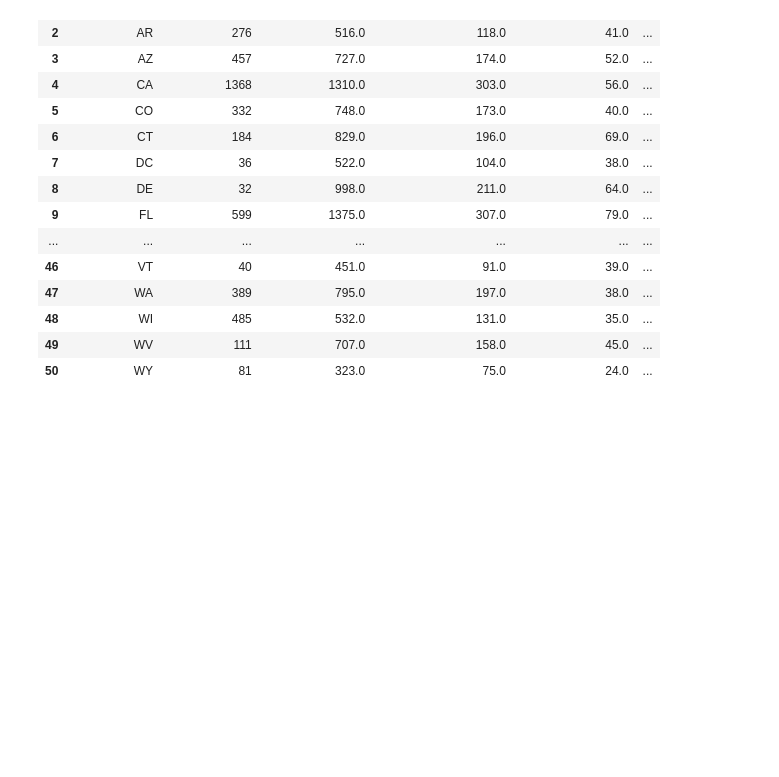
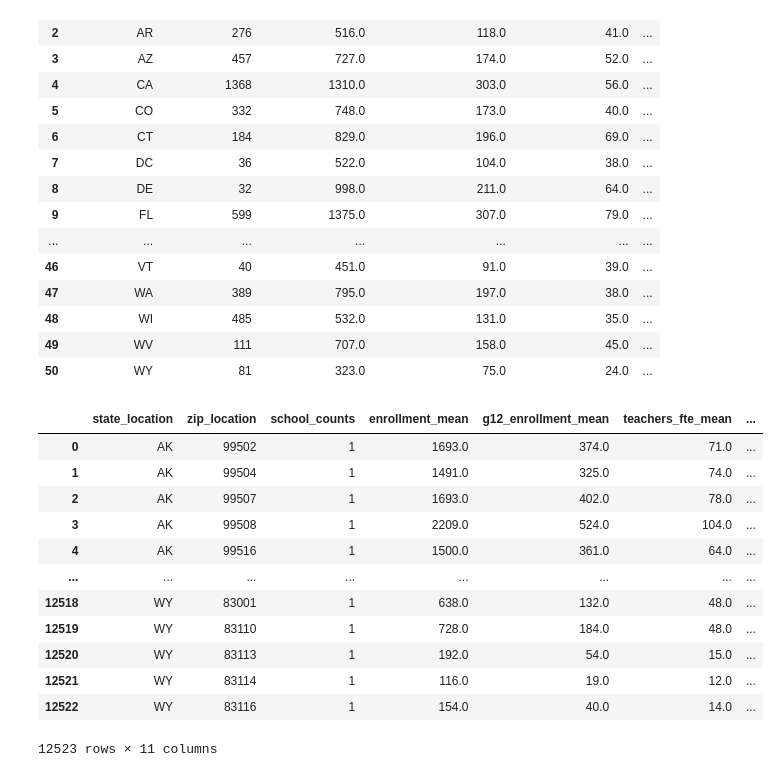
Before and after one commit to SherlockSoe/MADS-Milestone-1, a Jupyter notebook: clean_education_data.ipynb, the cells around one changed output. Saved outputs shown, nothing was run; the diff lists cells and outputs as text; code cells hidden in the pictures; blank space fills up the shorter version.

```diff
--- a/clean_education_data.ipynb
+++ b/clean_education_data.ipynb
@@ -30,8 +30,8 @@ def clean_school_dir(df):
              'free_lunch', 'reduced_price_lunch', 'free_or_reduced_price_lunch'], axis = 1, inplace = True)
     # Uniforming the ncessch column to 12-digit string as the key for merging the dataframes
     df.ncessch = df.ncessch.astype(str).str.zfill(12)
-    # Handling with the duplicated data
-    df.drop_duplicates(subset=['ncessch'], keep = 'first', inplace = True)
+    df.zip_location = df.zip_location.astype(str)
+    df.county_code = df.county_code.astype(str).str.zfill(5)
     # Filling missing data in state_location and zip_location by using state_mailing column
     df.state_location.replace(to_replace = '-1', value = np.nan, inplace =True)
     df.state_location.fillna(df.state_mailing, inplace = True)
@@ -289,3 +293,40 @@ state_data_2017
 | 48 | WI | 485 | 532.0 | 131.0 | 35.0 | ... |
 | 49 | WV | 111 | 707.0 | 158.0 | 45.0 | ... |
 | 50 | WY | 81 | 323.0 | 75.0 | 24.0 | ... |
+# %%
+def create_zip_data(df, filename):
+# groupby state and calculate aggregated values
+    df = df.groupby(['state_location', 'zip_location'])
+    school_stats = df.size().to_frame(name = 'school_counts')
+    school_stats = (school_stats
+    .join(df.agg({'enrollment':'mean'}).round(0).rename(columns = {'enrollment':'enrollment_mean'}))
+    .join(df.agg({'g12_enrollment':'mean'}).round(0).rename(columns = {'g12_enrollment':'g12_enrollment_mean'}))
+    .join(df.agg({'teachers_fte':'mean'}).round(0).rename(columns = {'teachers_fte':'teachers_fte_mean'}))
+    .join(df.agg({'g12_students_retained':'mean'}).round(0).rename(columns = {'g12_students_retained':'g12_students_retained_mean'}))
+    .join(df.agg({'students_SAT_ACT':'mean'}).round(0).rename(columns = {'students_SAT_ACT':'students_SAT_ACT_mean'}))
+    .join(df.agg({'salaries_teachers':'mean'}).round(2).rename(columns = {'salaries_teachers':'salaries_teachers_mean'}))
+    .join(df.agg({'salaries_total':'mean'}).round(2).rename(columns = {'salaries_total':'salaries_total_mean'}))
+    .join(df.agg({'expenditures_nonpersonnel':'mean'}).round(2).rename(columns = {'expenditures_nonpersonnel':'expenditures_nonpersonnel_mean'}))
+    ).reset_index()
+# Save dataframes to csv files
+    school_stats.to_csv("./educationdata/" + filename + ".csv")
+    return school_stats
+
+zip_data_2013 = create_zip_data(school_dir_2013, 'zip_data_2013')
+zip_data_2015 = create_zip_data(school_dir_2015, 'zip_data_2015')
+zip_data_2017 = create_zip_data(school_dir_2017, 'zip_data_2017')
+zip_data_2013
+# %% [output]
+|  | state_location | zip_location | school_counts | enrollment_mean | g12_enrollment_mean | teachers_fte_mean | ... |
+| 0 | AK | 99502 | 1 | 1693.0 | 374.0 | 71.0 | ... |
+| 1 | AK | 99504 | 1 | 1491.0 | 325.0 | 74.0 | ... |
+| 2 | AK | 99507 | 1 | 1693.0 | 402.0 | 78.0 | ... |
+| 3 | AK | 99508 | 1 | 2209.0 | 524.0 | 104.0 | ... |
+| 4 | AK | 99516 | 1 | 1500.0 | 361.0 | 64.0 | ... |
+| ... | ... | ... | ... | ... | ... | ... | ... |
+| 12518 | WY | 83001 | 1 | 638.0 | 132.0 | 48.0 | ... |
+| 12519 | WY | 83110 | 1 | 728.0 | 184.0 | 48.0 | ... |
+| 12520 | WY | 83113 | 1 | 192.0 | 54.0 | 15.0 | ... |
+| 12521 | WY | 83114 | 1 | 116.0 | 19.0 | 12.0 | ... |
+| 12522 | WY | 83116 | 1 | 154.0 | 40.0 | 14.0 | ... |
+12523 rows × 11 columns
```
Also changed, not shown: parts of 3 cells of this notebook, 3 other files.
